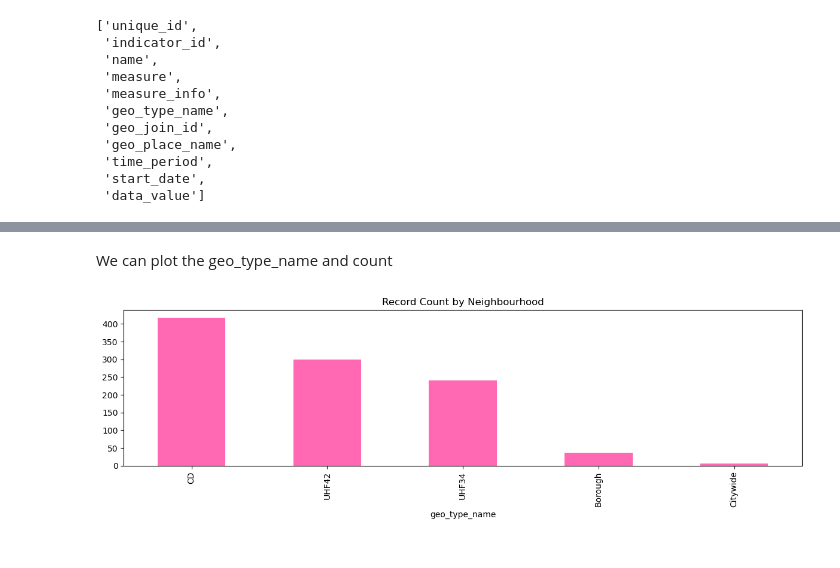
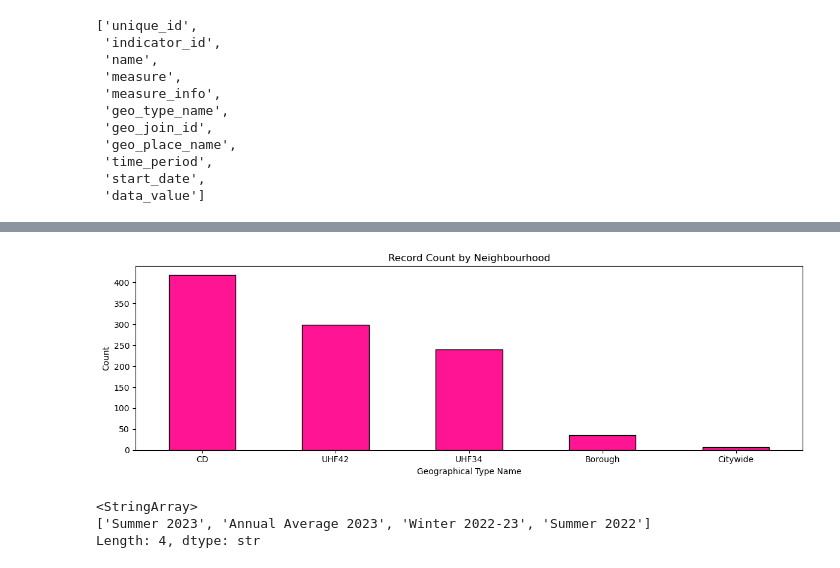
Before and after one commit to JenDPoueymirou/DataPortfolioProject1, a Jupyter notebook: notebooks/tiffany_eda.ipynb, the cells around one changed output, grey strips where cells are left out. Cells and saved outputs as stored; diff of their text form; code cells hidden in the pictures.

Commit message:
completed data exploration, added visualisations

```diff
--- a/notebooks/tiffany_eda.ipynb
+++ b/notebooks/tiffany_eda.ipynb
@@ -74,9 +66,19 @@ Name: count, Length: 114, dtype: int64
-# %% [markdown]
-We can plot the geo_type_name and count
 # %%
-df['geo_type_name'].value_counts().plot(kind='bar', figsize=(12,4), color = 'hotpink')
+df['geo_type_name'].value_counts().plot(kind='bar', figsize=(12,4), color='deeppink', edgecolor='black')
 plt.title('Record Count by Neighbourhood')
+plt.xticks(rotation=0)
+plt.xlabel('Geographical Type Name')
+plt.ylabel('Count')
+
+
 plt.tight_layout()
 plt.show()
 # %% [output]
-[figure, old version]
+[figure, new version]
+# %%
+# what values are we looking at (only the discrete ones)
+df['time_period'].unique()
+# %% [output]
+<StringArray>
+['Summer 2023', 'Annual Average 2023', 'Winter 2022-23', 'Summer 2022']
+Length: 4, dtype: str
```
Also changed, not shown: parts of 16 cells of this notebook, 3 other files.
